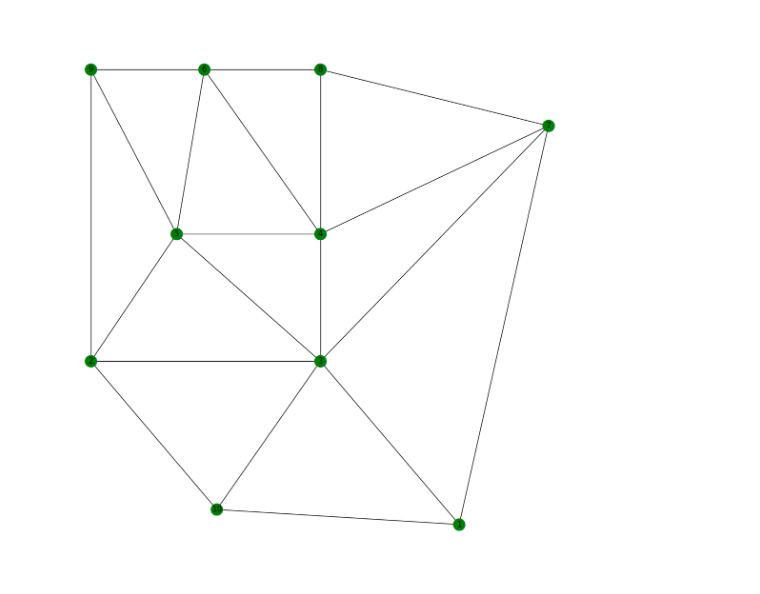
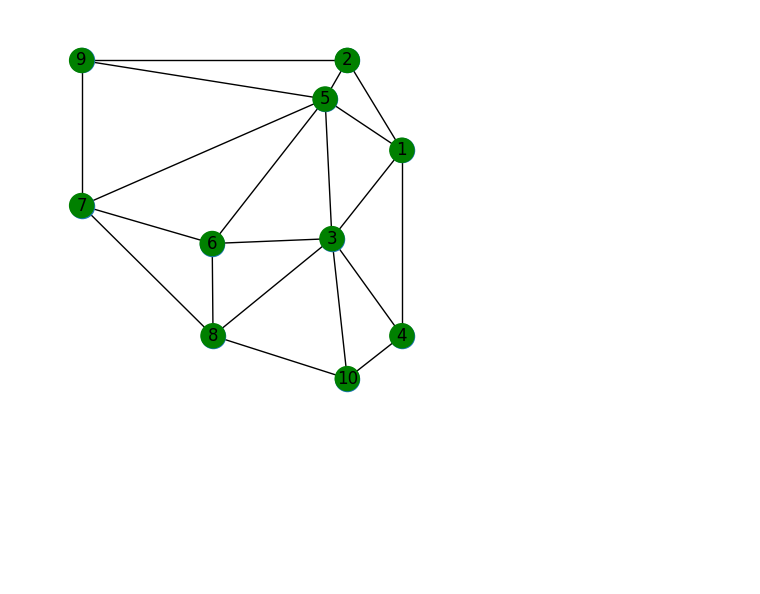
Before and after one commit to sassani/CVRPLIB, a Jupyter notebook: main.ipynb, the cells around one changed output. Saved outputs shown, nothing was run; the diff lists cells and outputs as text; code cells hidden in the pictures; blank space fills up the shorter version.

```diff
--- a/main.ipynb
+++ b/main.ipynb
@@ -21,10 +16,10 @@ data
 # %%
 map = Map()
 # map.import_nodes_from_file('sample_data/X-n5.vrp', 'cvrp')
 # map.import_nodes_from_file('sample_data/X-n101-k25.vrp', 'cvrp')
 # map.import_nodes_from_file('sample_data/X-n1001-k43.vrp', 'cvrp')
-map.create_random_nodes(n=10)
+map.create_random_nodes(n=10, seed=10)
 map.create_net_by_voronoi()
-map.draw(show_demands=False)
+map.draw(show_demands=False, size=(5,5))
 # %% [output]
-[figure, old version]
+[figure, new version]
```
Also changed, not shown: parts of 8 cells of this notebook, 4 other files.
